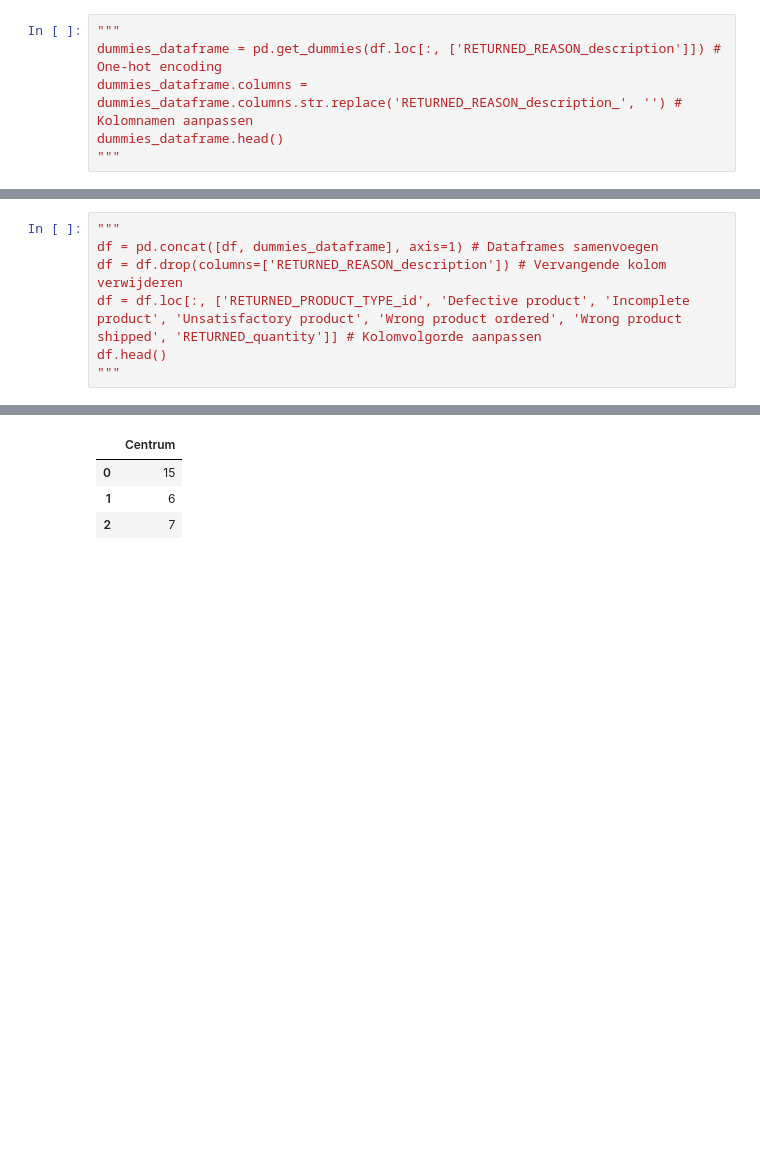
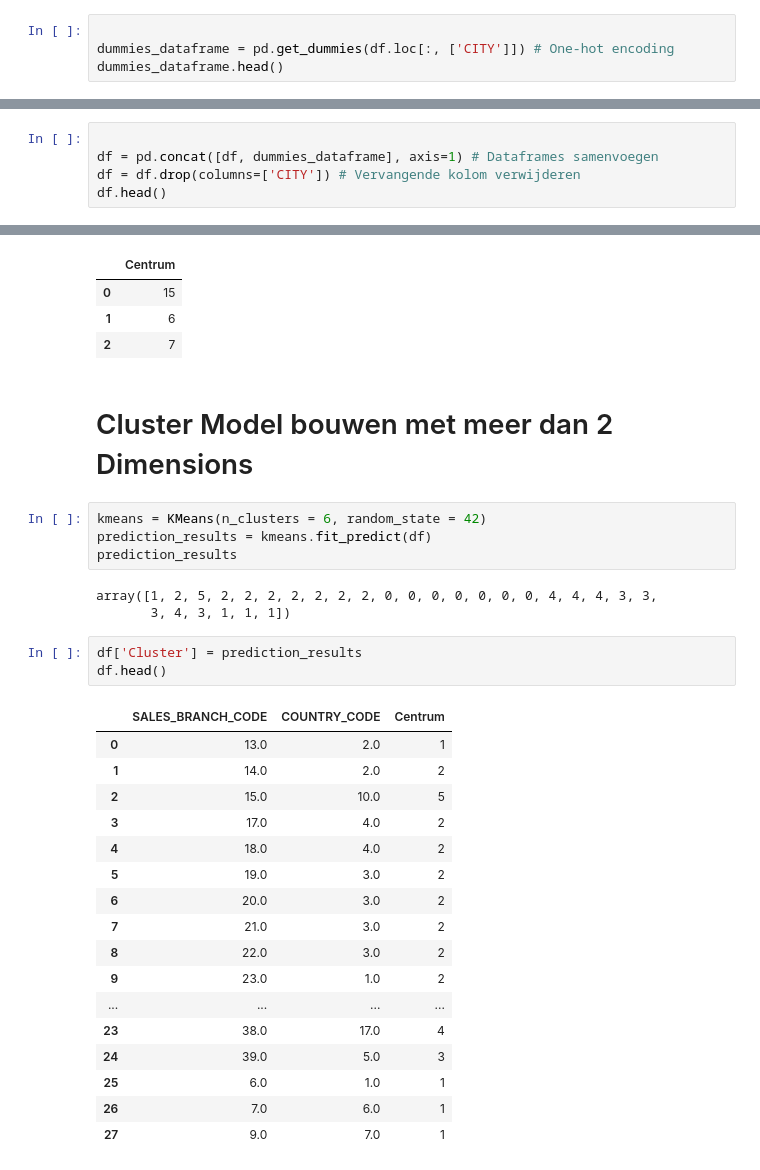
Before and after one commit to NoahGram/Johari_Venster, a Jupyter notebook: week_9/src/PR9-1.ipynb, the cells around one changed output, grey strips where cells are left out. Saved outputs shown, nothing was run; the diff lists cells and outputs as text; blank space fills up the shorter version.

```diff
--- a/week_9/src/PR9-1.ipynb
+++ b/week_9/src/PR9-1.ipynb
@@ -69,9 +82,7 @@ df.head()
 # %% [markdown]
 # One-hot encoding van onafhankelijke niet-numerieke variabelen
 # %%
-"""
-dummies_dataframe = pd.get_dummies(df.loc[:, ['RETURNED_REASON_description']]) # One-hot encoding
-dummies_dataframe.columns = dummies_dataframe.columns.str.replace('RETURNED_REASON_description_', '') # Kolomnamen aanpassen
+
+dummies_dataframe = pd.get_dummies(df.loc[:, ['CITY']]) # One-hot encoding
 dummies_dataframe.head()
-"""
 # %% [output]
@@ -79,8 +96,6 @@ dummies_dataframe.head()
 # %%
-"""
+
 df = pd.concat([df, dummies_dataframe], axis=1) # Dataframes samenvoegen
-df = df.drop(columns=['RETURNED_REASON_description']) # Vervangende kolom verwijderen
-df = df.loc[:, ['RETURNED_PRODUCT_TYPE_id', 'Defective product', 'Incomplete product', 'Unsatisfactory product', 'Wrong product ordered', 'Wrong product shipped', 'RETURNED_quantity']] # Kolomvolgorde aanpassen
+df = df.drop(columns=['CITY']) # Vervangende kolom verwijderen
 df.head()
-"""
 # %% [output]
@@ -199,3 +220,33 @@ df_2d.groupby('Centrum', as_index = False)['Centrum'].count()
 | 0 | 15 |
 | 1 | 6 |
 | 2 | 7 |
+# %% [markdown]
+# Cluster Model bouwen met meer dan 2 Dimensions
+# %%
+kmeans = KMeans(n_clusters = 6, random_state = 42)
+prediction_results = kmeans.fit_predict(df)
+prediction_results
+# %% [output]
+array([1, 2, 5, 2, 2, 2, 2, 2, 2, 2, 0, 0, 0, 0, 0, 0, 0, 4, 4, 4, 3, 3,
+       3, 4, 3, 1, 1, 1])
+# %%
+df['Cluster'] = prediction_results
+df.head()
+# %% [output]
+|  | SALES_BRANCH_CODE | COUNTRY_CODE | Centrum |
+| 0 | 13.0 | 2.0 | 1 |
+| 1 | 14.0 | 2.0 | 2 |
+| 2 | 15.0 | 10.0 | 5 |
+| 3 | 17.0 | 4.0 | 2 |
+| 4 | 18.0 | 4.0 | 2 |
+| 5 | 19.0 | 3.0 | 2 |
+| 6 | 20.0 | 3.0 | 2 |
+| 7 | 21.0 | 3.0 | 2 |
+| 8 | 22.0 | 3.0 | 2 |
+| 9 | 23.0 | 1.0 | 2 |
+| ... | ... | ... | ... |
+| 23 | 38.0 | 17.0 | 4 |
+| 24 | 39.0 | 5.0 | 3 |
+| 25 | 6.0 | 1.0 | 1 |
+| 26 | 7.0 | 6.0 | 1 |
+| 27 | 9.0 | 7.0 | 1 |
```
Also changed, not shown: parts of 3 cells of this notebook.
